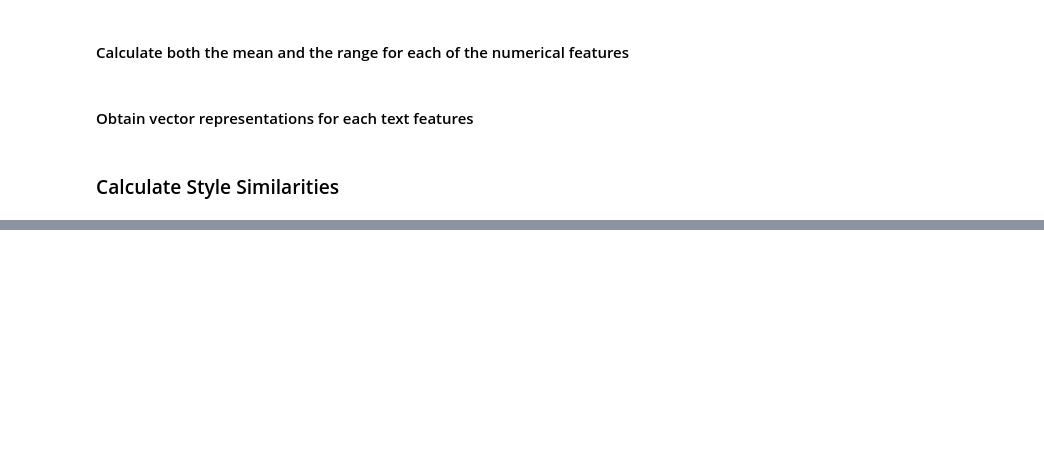
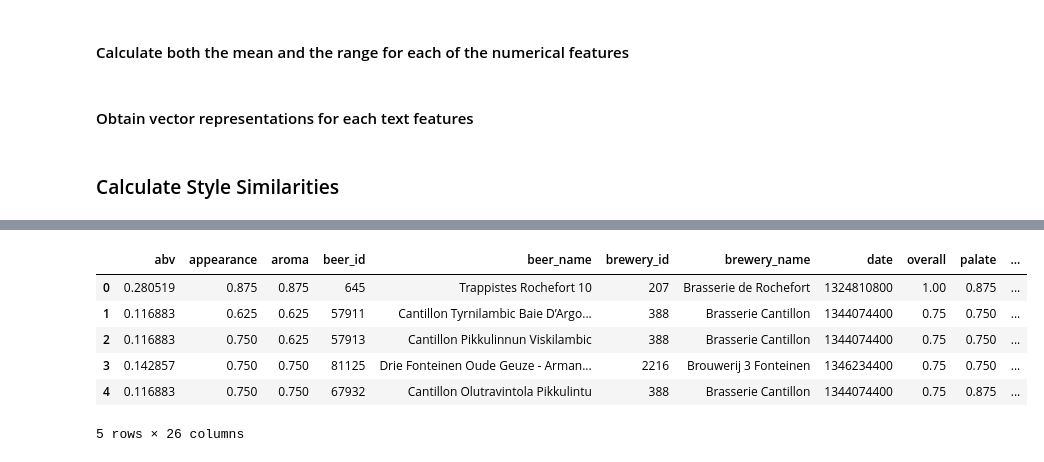
Before and after one commit to epfl-ada/ada-2023-project-badanalysist, a Jupyter notebook: main_logic.ipynb, the cells around one changed output, grey strips where cells are left out. Drawn from its saved outputs; the diff is of its cells as text; code cells hidden in the pictures; blank space fills up the shorter version.

```diff
--- a/main_logic.ipynb
+++ b/main_logic.ipynb
@@ -300,0 +348,35 @@ similarity_df.to_csv('data/similarity_matrix.csv')
+# %%
+# Based on previous analysis of features in Users, we recognize that most of the users are from the US. Here we catergorize other user locations into broader regions.
+
+# assign beers without a matched_beer_id to their original beer_id, and ensure same data type
+beers_rb, beers_ba = split_matched_data(beers)
+beers_rb['matched_beer_id'].fillna(beers_rb['beer_id'], inplace=True)
+beers_rb['matched_beer_id'] = beers_rb['matched_beer_id'].astype(str)
+beers_ba['matched_beer_id'].fillna(beers_ba['beer_id'], inplace=True)
+beers_ba['matched_beer_id'] = beers_ba['matched_beer_id'].astype(str)
+beers_rb['beer_id'] = beers_rb['beer_id'].astype(str)
+beers_ba['beer_id'] = beers_ba['beer_id'].astype(str)
+
+
+# merge user location with ratings, ensure same data type
+ratings_rb['user_id'] = ratings_rb['user_id'].astype(str)
+ratings_ba['user_id'] = ratings_ba['user_id'].astype(str)
+ratings_rb['beer_id'] = ratings_rb['beer_id'].astype(str)
+ratings_ba['beer_id'] = ratings_ba['beer_id'].astype(str)
+users_rb['user_id'] = users_rb['user_id'].astype(str)
+users_ba['user_id'] = users_ba['user_id'].astype(str)
+
+# get matched_beer_id and beer_wout_brewery_name for ratings
+ratings_rb_name = ratings_rb.merge(beers_rb[['beer_id','beer_wout_brewery_name','matched_beer_id']], on ="beer_id" ,how = "left")
+ratings_rb_name['beer_wout_brewery_name'].fillna(ratings_rb_name['beer_name'], inplace=True)
+ratings_rb_name
+ratings_ba_name = ratings_ba.merge(beers_ba[['beer_id','beer_wout_brewery_name','matched_beer_id']], on ="beer_id" ,how = "left")
+ratings_ba_name['beer_wout_brewery_name'].fillna(ratings_ba_name['beer_name'], inplace=True)
+ratings_users_ba = pd.merge(ratings_ba_name, users_ba, on=['user_id', 'user_name'])
+ratings_users_rb = pd.merge(ratings_rb_name, users_rb, on=['user_id', 'user_name'])
+
+#get non_US locations
+non_US_locations = users_loc_ba_nonUS.reset_index()
+non_US_locations.columns = ['location', 'count']
+# get unique values of non_US_locations
+non_US_locations["location"].unique()
@@ -300,0 +396,16 @@ similarity_df.to_csv('data/similarity_matrix.csv')
+# %%
+# Extract the country from each location
+ratings_users_ba['country'] = ratings_users_ba['location'].apply(extract_country)
+ratings_users_rb['country'] = ratings_users_rb['location'].apply(extract_country)
+# Map each country to its world area
+ratings_users_ba['region'] = ratings_users_ba['country'].map(world_area_mapping)
+ratings_users_rb['region'] = ratings_users_rb['country'].map(world_area_mapping)
+ratings_users_ba.head()  # Display the first few rows to check the results
+# %% [output]
+|  | abv | appearance | aroma | beer_id | beer_name | brewery_id | brewery_name | date | overall | palate | ... |
+| 0 | 0.280519 | 0.875 | 0.875 | 645 | Trappistes Rochefort 10 | 207 | Brasserie de Rochefort | 1324810800 | 1.00 | 0.875 | ... |
+| 1 | 0.116883 | 0.625 | 0.625 | 57911 | Cantillon Tyrnilambic Baie D’Argo... | 388 | Brasserie Cantillon | 1344074400 | 0.75 | 0.750 | ... |
+| 2 | 0.116883 | 0.750 | 0.625 | 57913 | Cantillon Pikkulinnun Viskilambic | 388 | Brasserie Cantillon | 1344074400 | 0.75 | 0.750 | ... |
+| 3 | 0.142857 | 0.750 | 0.750 | 81125 | Drie Fonteinen Oude Geuze - Arman... | 2216 | Brouwerij 3 Fonteinen | 1346234400 | 0.75 | 0.750 | ... |
+| 4 | 0.116883 | 0.750 | 0.750 | 67932 | Cantillon Olutravintola Pikkulintu | 388 | Brasserie Cantillon | 1344074400 | 0.75 | 0.875 | ... |
+5 rows × 26 columns
```
Also changed, not shown: parts of 6 cells of this notebook, 3 other files.
